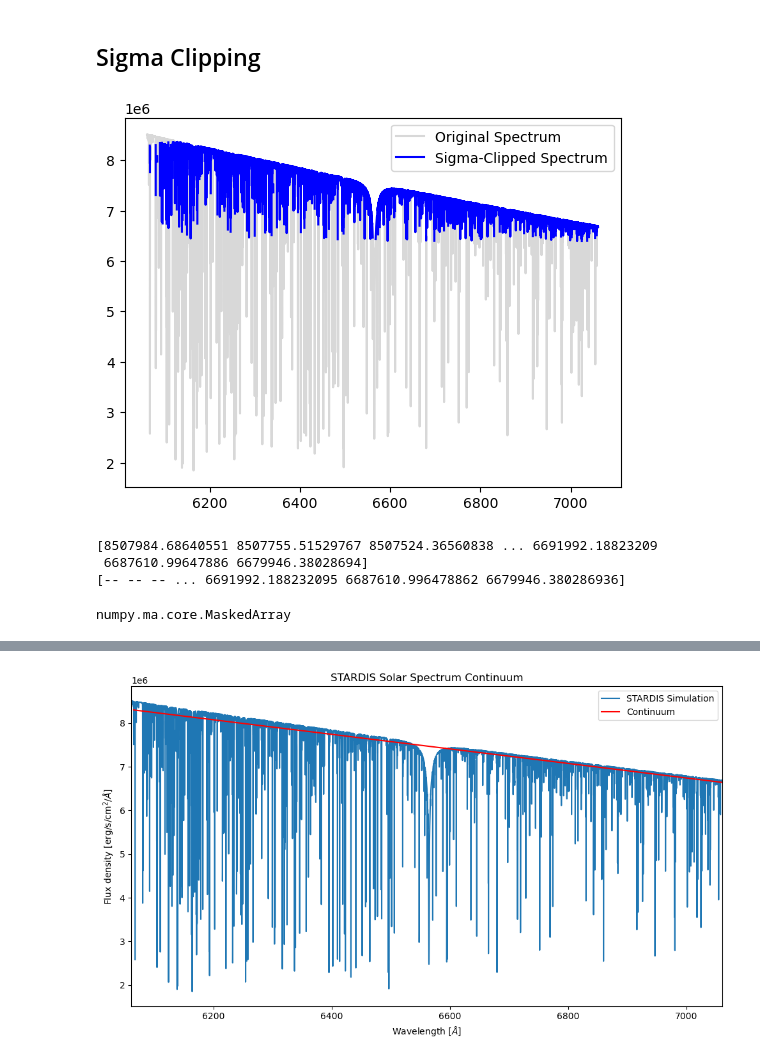
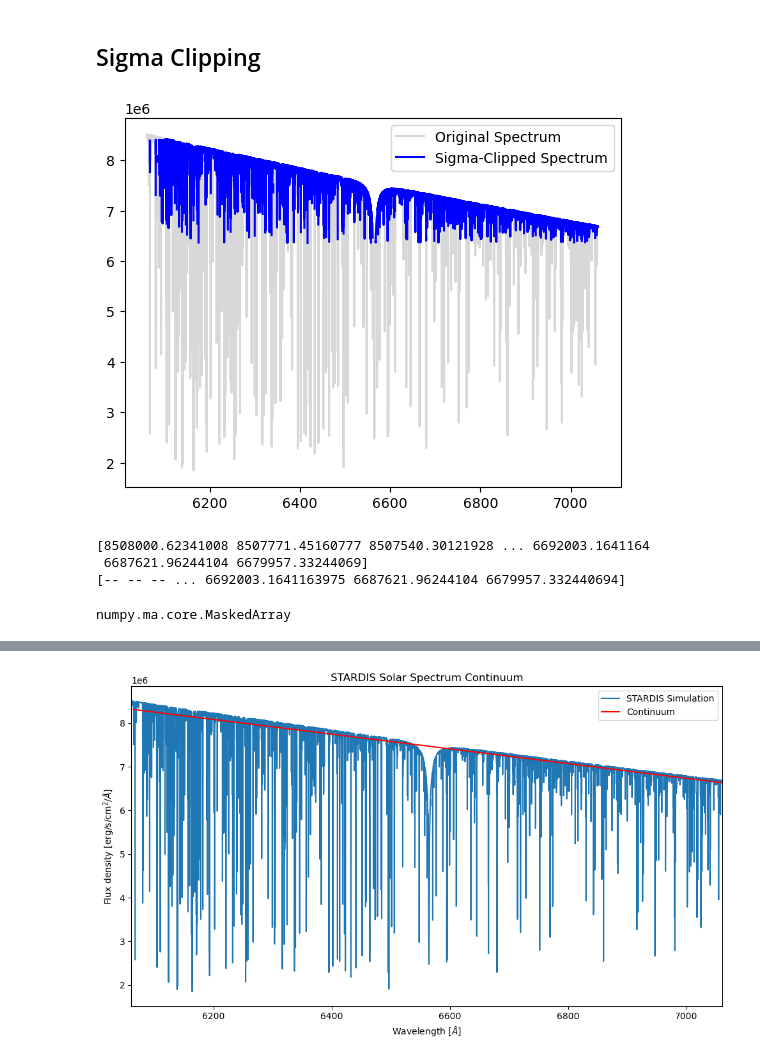
Before and after one commit to Keshavj-07/first_proj, a Jupyter notebook: scripts/Solar_Spectrum.ipynb, the cells around one changed output, grey strips where cells are left out. Saved outputs shown, nothing was run; the diff lists cells and outputs as text; code cells hidden in the pictures.

```diff
--- a/scripts/Solar_Spectrum.ipynb
+++ b/scripts/Solar_Spectrum.ipynb
@@ -189,19 +207,21 @@ plt.show()
 # %% [markdown]
 ## Sigma Clipping
 # %%
-filtered_data = sigma_clip(sim.spectrum_lambda.value, sigma=2, maxiters=None)
-plt.plot(sim.lambdas, sim.spectrum_lambda, label='Original Spectrum', alpha=0.3, color='gray')
-plt.plot(sim.lambdas, filtered_data, label='Sigma-Clipped Spectrum', color='blue')
+filtered_data = sigma_clip(sim.spectrum_lambda.value, sigma=2)
+plt.plot(
+    sim.lambdas, sim.spectrum_lambda, label="Original Spectrum", alpha=0.3, color="gray"
+)
+plt.plot(sim.lambdas, filtered_data, label="Sigma-Clipped Spectrum", color="blue")
 plt.legend()
 plt.show()
-print(sim.spectrum_lambda/ u.erg * u.s * u.cm**2 * u.Angstrom)
+print(sim.spectrum_lambda / u.erg * u.s * u.cm**2 * u.Angstrom)
 print(filtered_data)
 type(sim.spectrum_lambda)
 type(filtered_data)
 # %% [output]
-[figure, old version]
+[figure, new version]
-[8507984.68640551 8507755.51529767 8507524.36560838 ... 6691992.18823209
- 6687610.99647886 6679946.38028694]
-[-- -- -- ... 6691992.188232095 6687610.996478862 6679946.380286936]
+[8508000.62341008 8507771.45160777 8507540.30121928 ... 6692003.1641164
+ 6687621.96244104 6679957.33244069]
+[-- -- -- ... 6692003.1641163975 6687621.96244104 6679957.332440694]
 numpy.ma.core.MaskedArray
 # %%
```
Also changed, not shown: parts of 23 cells of this notebook, 1 other file.
